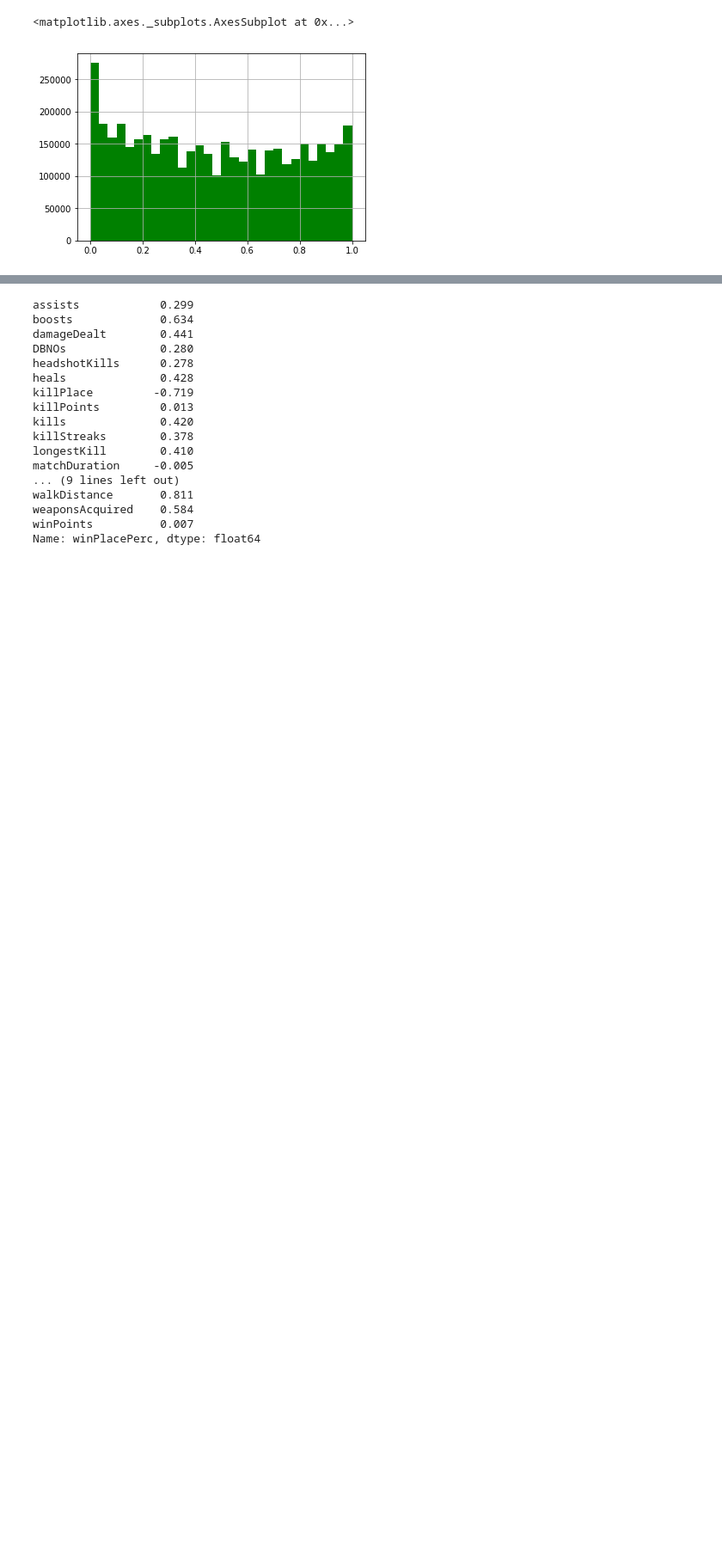
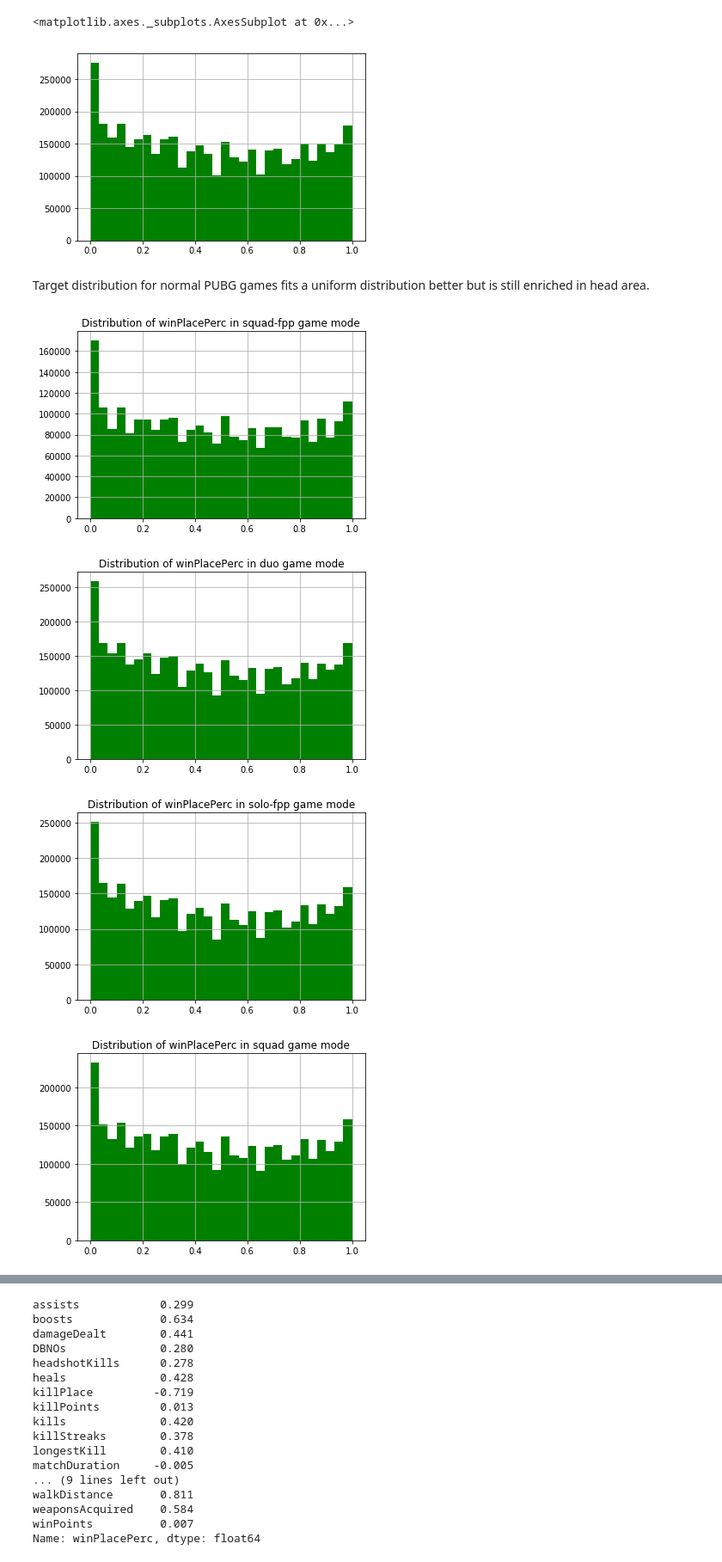
Before and after one commit to bojanin/pubg_cse627, a Jupyter notebook: data_explore.ipynb, the cells around one changed output, grey strips where cells are left out. Shown at 86% size. Drawn from its saved outputs; the diff is of its cells as text; code cells hidden in the pictures; blank space fills up the shorter version.

```diff
--- a/data_explore.ipynb
+++ b/data_explore.ipynb
@@ -106,3 +160,15 @@ training_data[training_data["matchType"] != "custom"].winPlacePerc.hist(bins=30,
 # %% [output]
 <matplotlib.axes._subplots.AxesSubplot at 0x...>
 [figure]
+# %% [markdown]
+Target distribution for normal PUBG games fits a uniform distribution better but is still enriched in head area.
+# %%
+for i,t in enumerate(normal_type):
+    plt.figure(i)
+    training_data[training_data["matchType"] != t].winPlacePerc.hist(bins=30,color = "green")
+    plt.title("Distribution of winPlacePerc in {} game mode".format(t))
+# %% [output]
+[figure, added]
+[figure, added]
+[figure, added]
+[figure, added]
```
Also changed, not shown: parts of 83 cells of this notebook.
